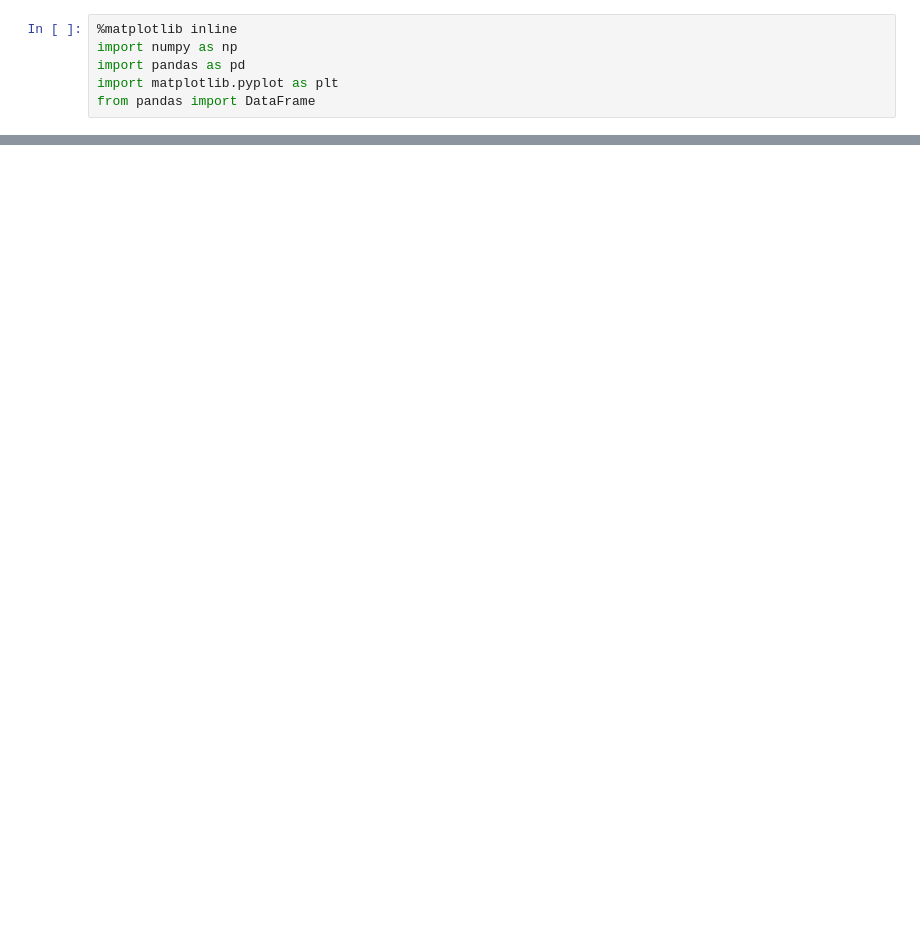
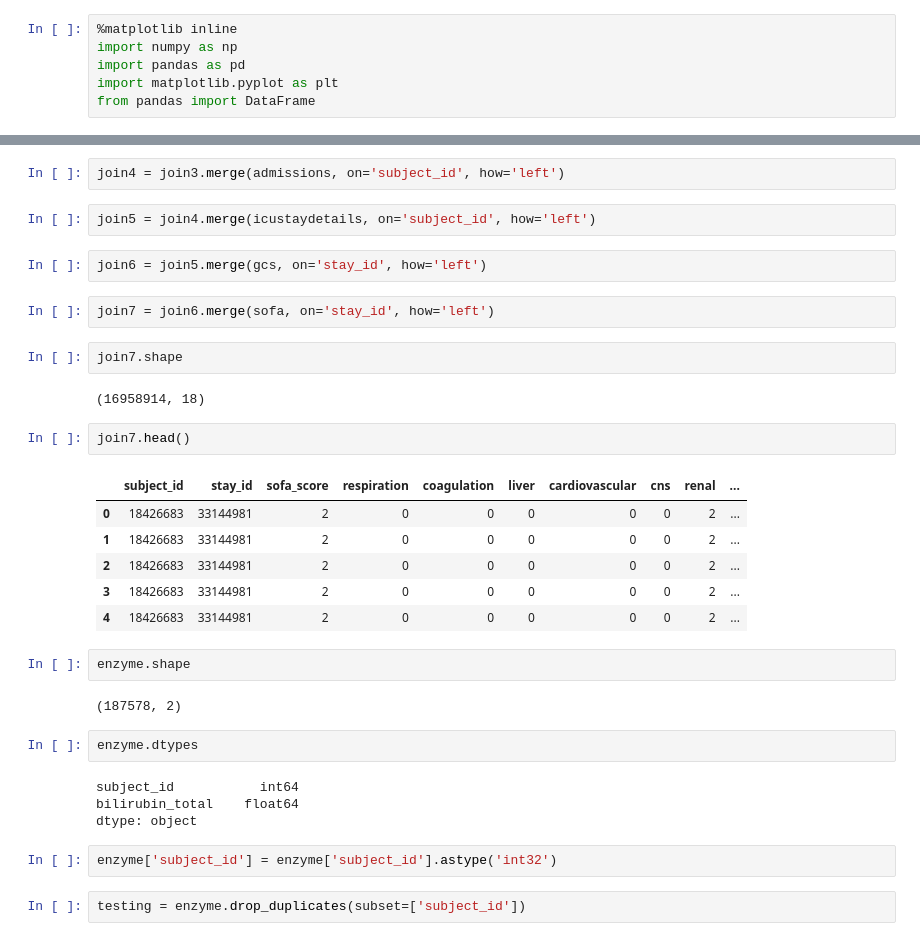
Before and after one commit to saravananmohan1408/MIMIC, a Jupyter notebook: Capstone Data pre-processing Ver 1.ipynb, the cells around one changed output, grey strips where cells are left out. Cells and saved outputs as stored; diff of their text form; blank space fills up the shorter version.

```diff
--- a/Capstone Data pre-processing Ver 1.ipynb
+++ b/Capstone Data pre-processing Ver 1.ipynb
@@ -63,0 +143,35 @@ pre = pd.merge(icustays, inputevents, on='stay_id')
+# %%
+join4 = join3.merge(admissions, on='subject_id', how='left')
+# %%
+join5 = join4.merge(icustaydetails, on='subject_id', how='left')
+# %%
+join6 = join5.merge(gcs, on='stay_id', how='left')
+# %%
+join7 = join6.merge(sofa, on='stay_id', how='left')
+# %%
+join7.shape
+# %% [output]
+(16958914, 18)
+# %%
+join7.head()
+# %% [output]
+|  | subject_id | stay_id | sofa_score | respiration | coagulation | liver | cardiovascular | cns | renal | ... |
+| 0 | 18426683 | 33144981 | 2 | 0 | 0 | 0 | 0 | 0 | 2 | ... |
+| 1 | 18426683 | 33144981 | 2 | 0 | 0 | 0 | 0 | 0 | 2 | ... |
+| 2 | 18426683 | 33144981 | 2 | 0 | 0 | 0 | 0 | 0 | 2 | ... |
+| 3 | 18426683 | 33144981 | 2 | 0 | 0 | 0 | 0 | 0 | 2 | ... |
+| 4 | 18426683 | 33144981 | 2 | 0 | 0 | 0 | 0 | 0 | 2 | ... |
+# %%
+enzyme.shape
+# %% [output]
+(187578, 2)
+# %%
+enzyme.dtypes
+# %% [output]
+subject_id           int64
+bilirubin_total    float64
+dtype: object
+# %%
+enzyme['subject_id'] = enzyme['subject_id'].astype('int32')
+# %%
+testing = enzyme.drop_duplicates(subset=['subject_id'])
```
Also changed, not shown: parts of 103 cells of this notebook.
